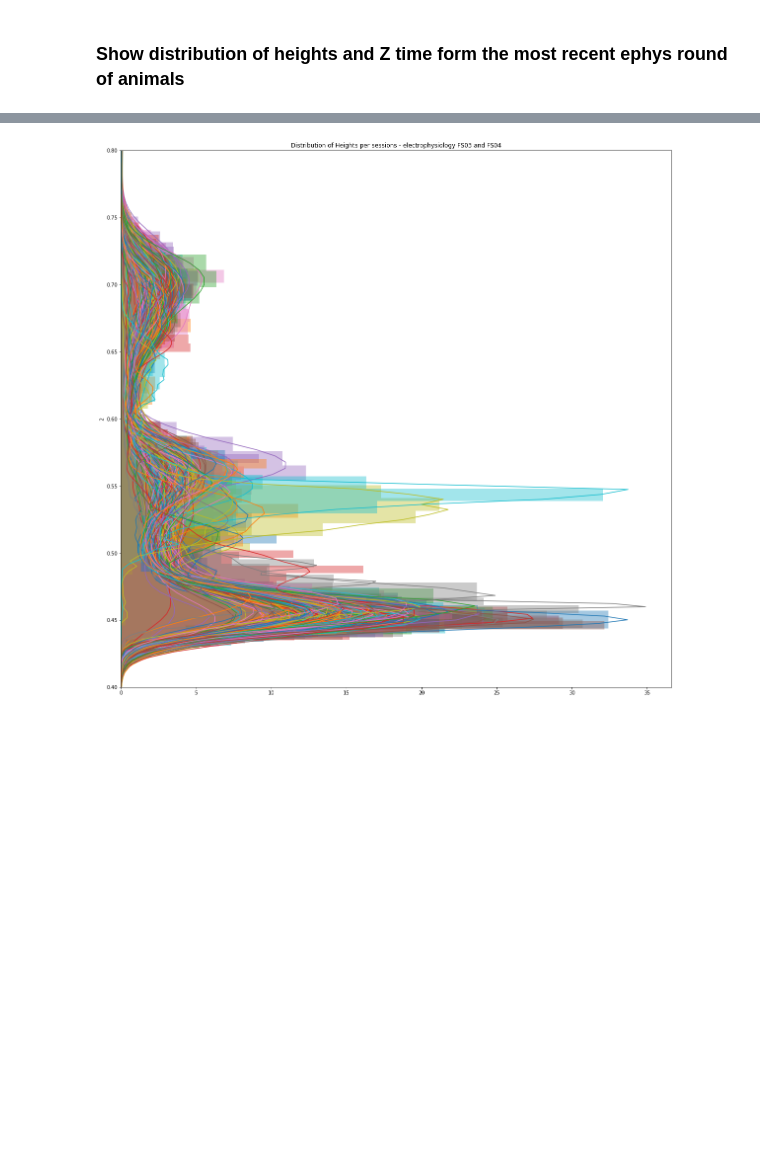
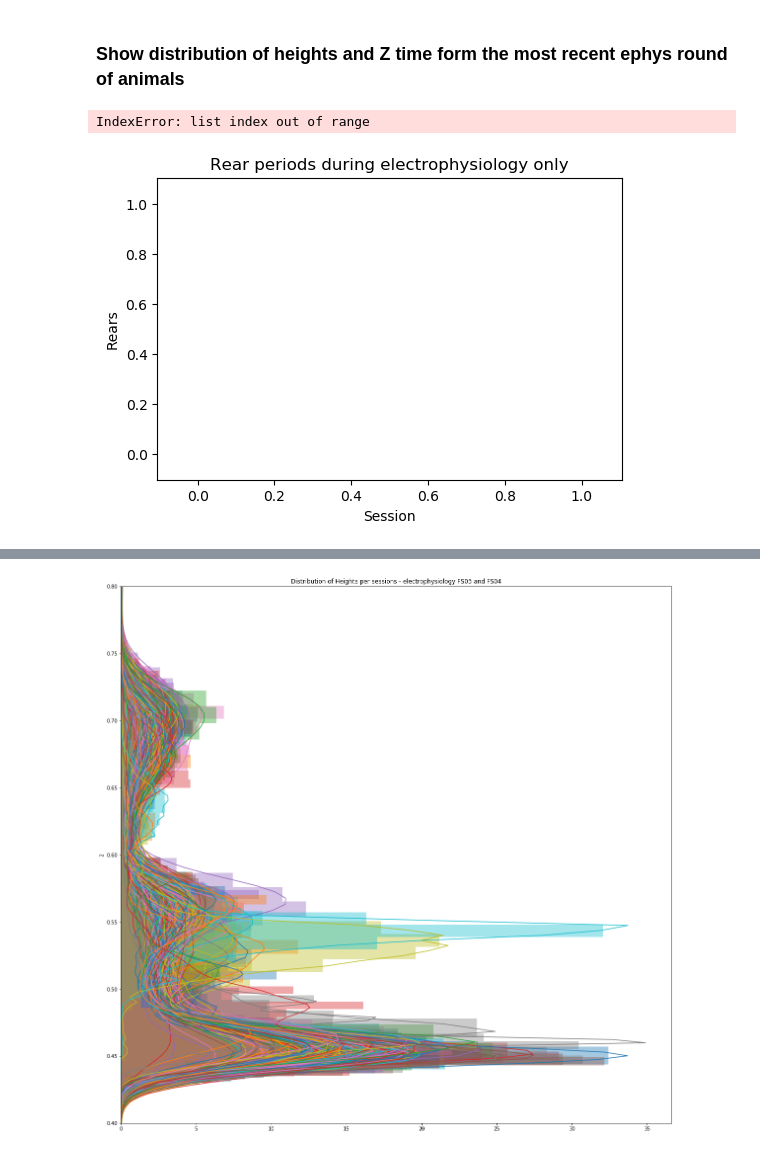
Before and after one commit to Fabalinks/Rearing_analysis, a Jupyter notebook: Code/20210525_FS_Z_Time_FS03_FS06.ipynb, the cells around one changed output, grey strips where cells are left out. Drawn from its saved outputs; the diff is of its cells as text; code cells hidden in the pictures; blank space fills up the shorter version.

```diff
--- a/Code/20210525_FS_Z_Time_FS03_FS06.ipynb
+++ b/Code/20210525_FS_Z_Time_FS03_FS06.ipynb
@@ -50,6 +50,7 @@ def Z_time(positions):
     percent =  high/ z.size*100
     return percent
 # %%
+'//10.153.170.3/storage2/fabian/data/project/'+rat_ID
 Animals=['//10.153.170.3/storage2/fabian/data/raw/FS03/Event_files_FS03/','//10.153.170.3/storage2/fabian/data/raw/FS04/Event_files_FS04/']
 Names = ['FS03','FS04']
 def All_new_animals(Animal_names):
@@ -59,33 +60,36 @@ def All_new_animals(Animal_names):
 
 
     n=2
     for animal_ID in Animal_names:
         n+=1
         height_periods = []
         result=pd.DataFrame()
         for dirpath, dirnames, files in os.walk(animal_ID, topdown=True):
             for metadata in files:
                 if fnmatch.fnmatch(metadata, 'position_*'):
                     k=(animal_ID+'/'+metadata)
                     day = pd.read_csv(k,sep=" ", header=None,engine='python')
                     height_periods.append(Z_periods(day))
 
         X_markers = range(len(height_periods))
         if n==3:
             ax.bar(X_markers,height_periods, label= '%s' %Names[0],alpha=.5)
         else:
             ax.bar(X_markers,height_periods, label= '%s' %Names[1],alpha=.5)
 
     #ax.bar(range(len(list_of_days)),average_Z_time_period(list_of_days),label= 'old FS1',alpha=.2)
     #ax.bar(range(len(list_of_days2)),average_Z_time_period(list_of_days2),label= 'old FS2',alpha=.2)
     ax.set_ylabel('Rears')
     ax.set_xlabel('Session')
     ax.set_title('Rear periods during electrophysiology only')
 
     ax.legend()
     #ax.set_xticklabels(X_markers)
     plt.savefig(figures+'Number_of_rears_3rd_batch.png', dpi = 300)
 All_new_animals(Animals)
+# %% [output]
+IndexError: list index out of range
+[figure, added]
 # %%
 Animals=['//10.153.170.3/storage2/fabian/data/raw/FS03/Event_files_FS03/','//10.153.170.3/storage2/fabian/data/raw/FS04/Event_files_FS04/']
 Names = ['FS03','FS04']
```
Also changed, not shown: parts of 1 cell of this notebook, 4 other files.
